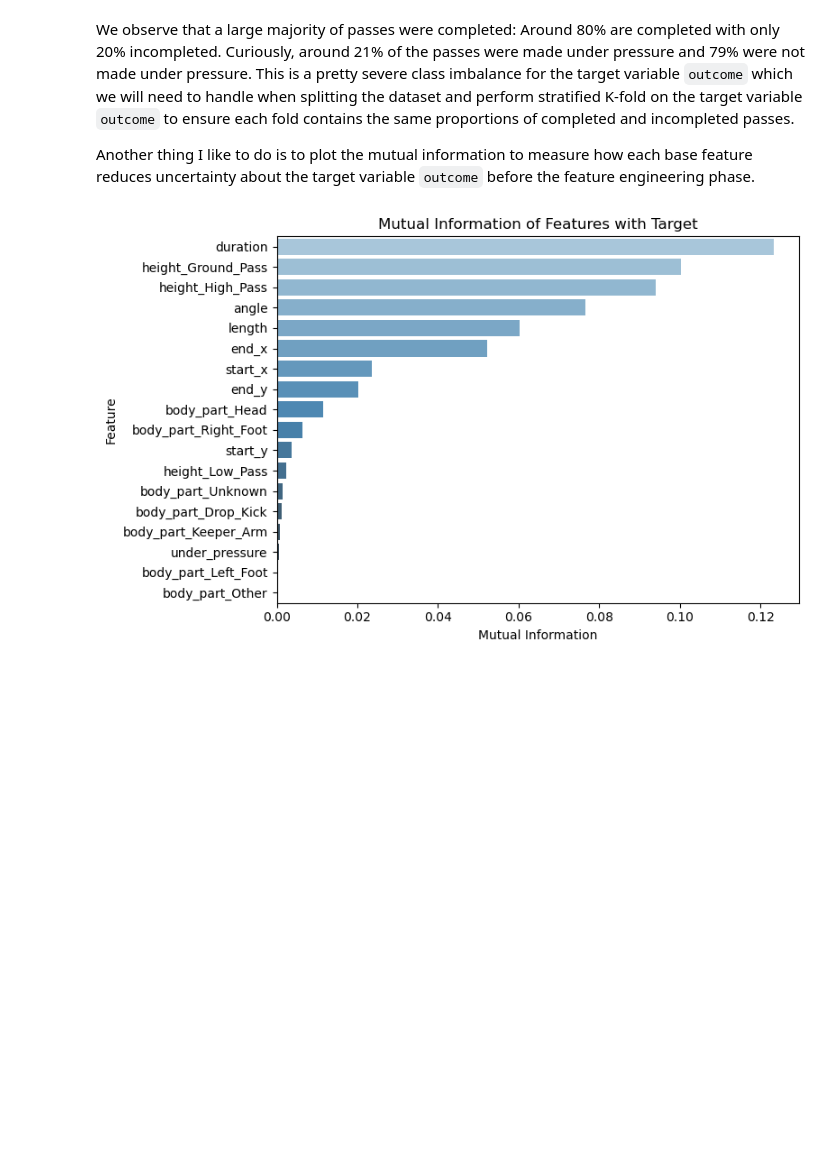
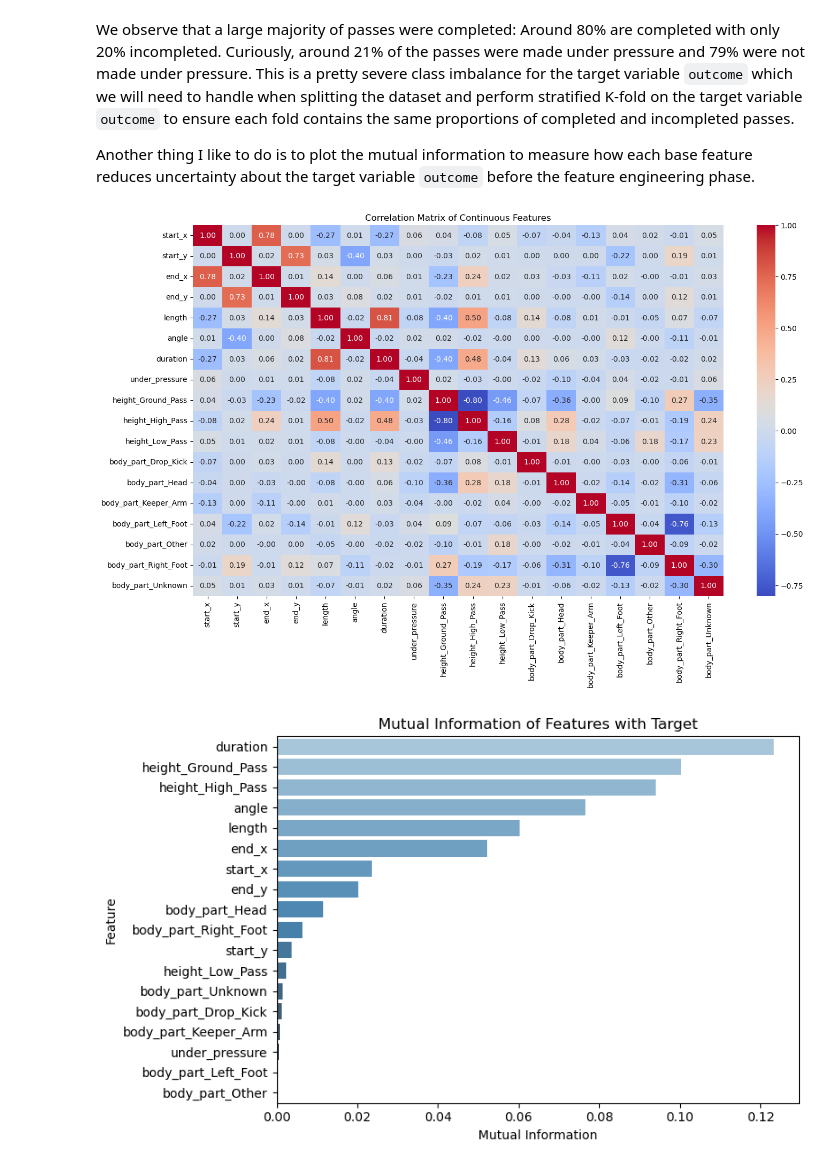
Before and after one commit to yucheng-fu/football_analytics, a Jupyter notebook: 02-analysis/02-analysis.ipynb, the cells around one changed output. Saved outputs shown, nothing was run; the diff lists cells and outputs as text; code cells hidden in the pictures; blank space fills up the shorter version.

```diff
--- a/02-analysis/02-analysis.ipynb
+++ b/02-analysis/02-analysis.ipynb
@@ -161,6 +163,10 @@ X_train_temp = train_df_temp.drop(pl.col("outcome"))
 # %%
 feature_engineering_handler = FeatureEngineeringHandler(X=X_train_temp)
 X_train = feature_engineering_handler.encode_columns(columns=["height", "body_part"])
+# %%
+plot_correlations(train_df=X_train, numerical_cols=X_train.columns)
+# %% [output]
+[figure, added]
 # %%
 discrete_features = [False if col in numerical_columns else True for col in X_train.columns]
 plot_mutual_information(X_train=X_train, y_train=y_train, discrete_features=discrete_features)
```
Also changed, not shown: parts of 27 cells of this notebook.
